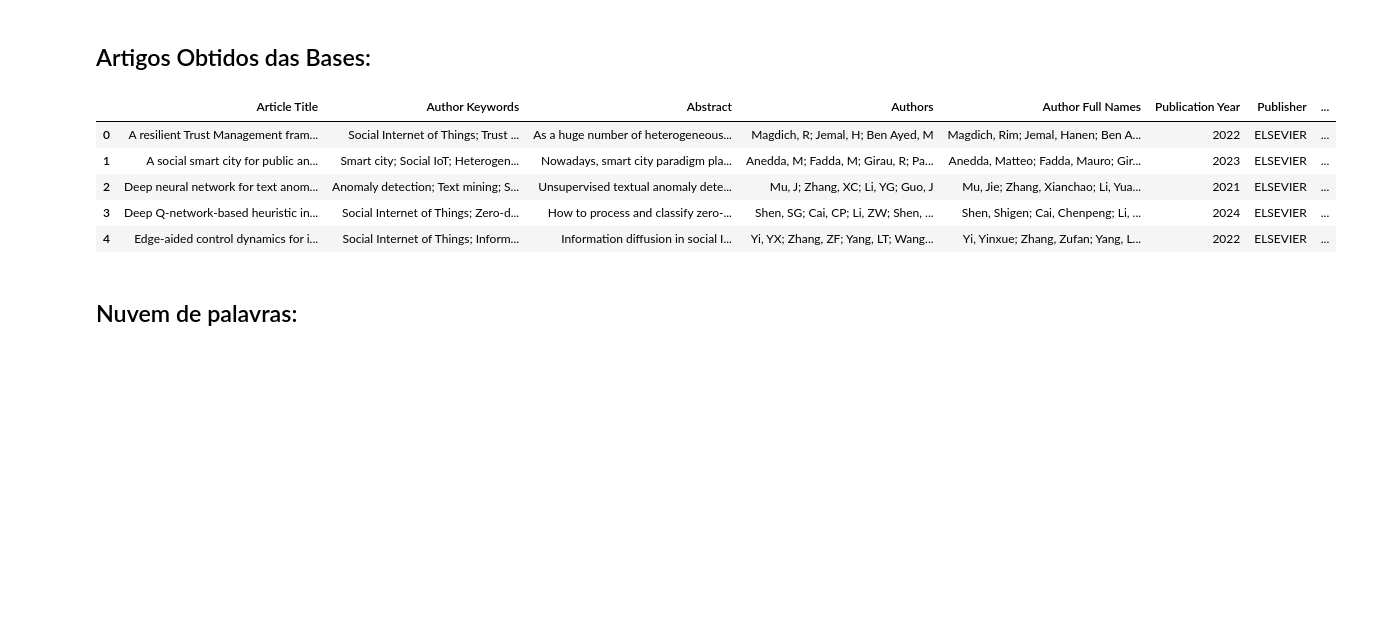
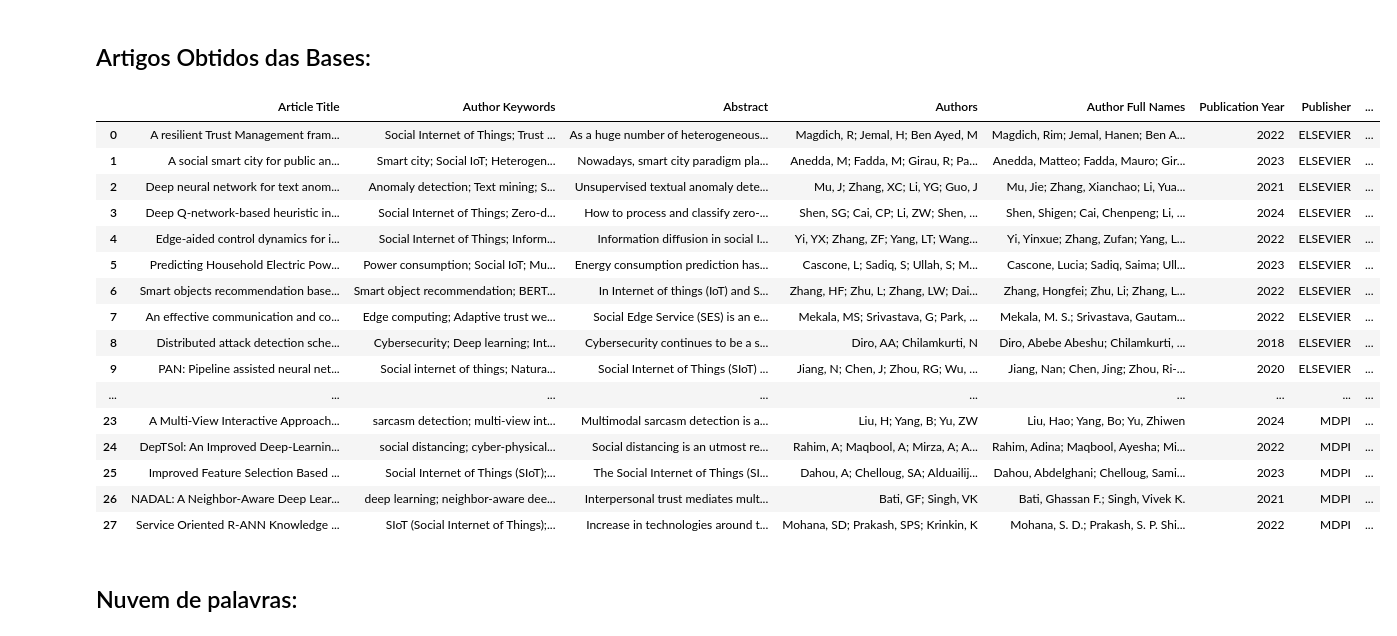
Before and after one commit to Gil32610/review-article-metadata, a Jupyter notebook: Bibliometrics.ipynb, the cells around one changed output. Saved outputs shown, nothing was run; the diff lists cells and outputs as text; code cells hidden in the pictures; blank space fills up the shorter version.

Commit message:
expanding tables

```diff
--- a/Bibliometrics.ipynb
+++ b/Bibliometrics.ipynb
@@ -49,14 +49,25 @@ article_selection = pd.read_csv(
         encoding='utf-8'
     )
 # %%
-article_selection.head()
+article_selection
 # %% [output]
 |  | Article Title | Author Keywords | Abstract | Authors | Author Full Names | Publication Year | Publisher | ... |
 | 0 | A resilient Trust Management fram... | Social Internet of Things; Trust ... | As a huge number of heterogeneous... | Magdich, R; Jemal, H; Ben Ayed, M | Magdich, Rim; Jemal, Hanen; Ben A... | 2022 | ELSEVIER | ... |
 | 1 | A social smart city for public an... | Smart city; Social IoT; Heterogen... | Nowadays, smart city paradigm pla... | Anedda, M; Fadda, M; Girau, R; Pa... | Anedda, Matteo; Fadda, Mauro; Gir... | 2023 | ELSEVIER | ... |
 | 2 | Deep neural network for text anom... | Anomaly detection; Text mining; S... | Unsupervised textual anomaly dete... | Mu, J; Zhang, XC; Li, YG; Guo, J | Mu, Jie; Zhang, Xianchao; Li, Yua... | 2021 | ELSEVIER | ... |
 | 3 | Deep Q-network-based heuristic in... | Social Internet of Things; Zero-d... | How to process and classify zero-... | Shen, SG; Cai, CP; Li, ZW; Shen, ... | Shen, Shigen; Cai, Chenpeng; Li, ... | 2024 | ELSEVIER | ... |
 | 4 | Edge-aided control dynamics for i... | Social Internet of Things; Inform... | Information diffusion in social I... | Yi, YX; Zhang, ZF; Yang, LT; Wang... | Yi, Yinxue; Zhang, Zufan; Yang, L... | 2022 | ELSEVIER | ... |
+| 5 | Predicting Household Electric Pow... | Power consumption; Social IoT; Mu... | Energy consumption prediction has... | Cascone, L; Sadiq, S; Ullah, S; M... | Cascone, Lucia; Sadiq, Saima; Ull... | 2023 | ELSEVIER | ... |
+| 6 | Smart objects recommendation base... | Smart object recommendation; BERT... | In Internet of things (IoT) and S... | Zhang, HF; Zhu, L; Zhang, LW; Dai... | Zhang, Hongfei; Zhu, Li; Zhang, L... | 2022 | ELSEVIER | ... |
+| 7 | An effective communication and co... | Edge computing; Adaptive trust we... | Social Edge Service (SES) is an e... | Mekala, MS; Srivastava, G; Park, ... | Mekala, M. S.; Srivastava, Gautam... | 2022 | ELSEVIER | ... |
+| 8 | Distributed attack detection sche... | Cybersecurity; Deep learning; Int... | Cybersecurity continues to be a s... | Diro, AA; Chilamkurti, N | Diro, Abebe Abeshu; Chilamkurti, ... | 2018 | ELSEVIER | ... |
+| 9 | PAN: Pipeline assisted neural net... | Social internet of things; Natura... | Social Internet of Things (SIoT) ... | Jiang, N; Chen, J; Zhou, RG; Wu, ... | Jiang, Nan; Chen, Jing; Zhou, Ri-... | 2020 | ELSEVIER | ... |
+| ... | ... | ... | ... | ... | ... | ... | ... | ... |
+| 23 | A Multi-View Interactive Approach... | sarcasm detection; multi-view int... | Multimodal sarcasm detection is a... | Liu, H; Yang, B; Yu, ZW | Liu, Hao; Yang, Bo; Yu, Zhiwen | 2024 | MDPI | ... |
+| 24 | DepTSol: An Improved Deep-Learnin... | social distancing; cyber-physical... | Social distancing is an utmost re... | Rahim, A; Maqbool, A; Mirza, A; A... | Rahim, Adina; Maqbool, Ayesha; Mi... | 2022 | MDPI | ... |
+| 25 | Improved Feature Selection Based ... | Social Internet of Things (SIoT);... | The Social Internet of Things (SI... | Dahou, A; Chelloug, SA; Alduailij... | Dahou, Abdelghani; Chelloug, Sami... | 2023 | MDPI | ... |
+| 26 | NADAL: A Neighbor-Aware Deep Lear... | deep learning; neighbor-aware dee... | Interpersonal trust mediates mult... | Bati, GF; Singh, VK | Bati, Ghassan F.; Singh, Vivek K. | 2021 | MDPI | ... |
+| 27 | Service Oriented R-ANN Knowledge ... | SIoT (Social Internet of Things);... | Increase in technologies around t... | Mohana, SD; Prakash, SPS; Krinkin, K | Mohana, S. D.; Prakash, S. P. Shi... | 2022 | MDPI | ... |
 # %% [markdown]
 ## Nuvem de palavras:
 # %%
```
Also changed, not shown: parts of 1 cell of this notebook.
